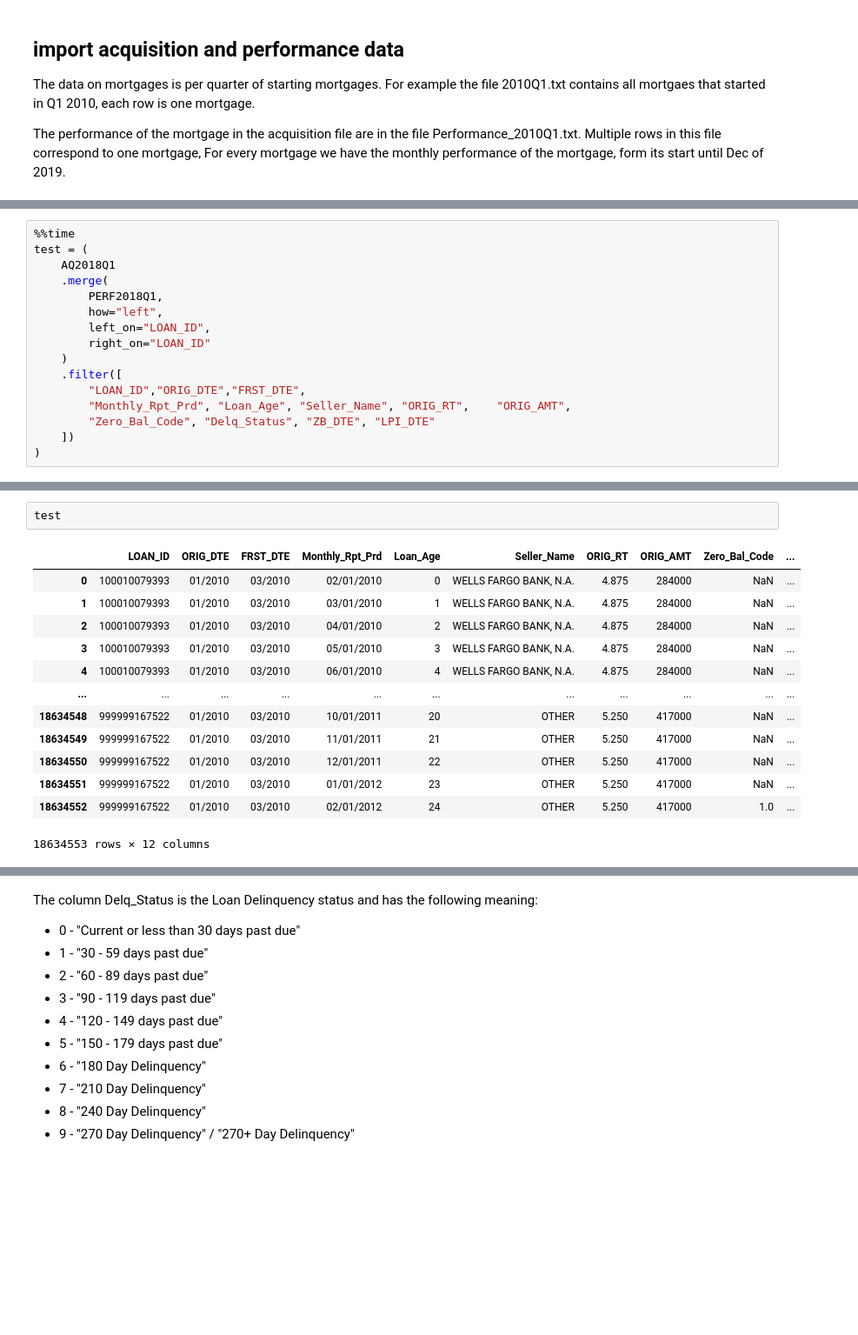
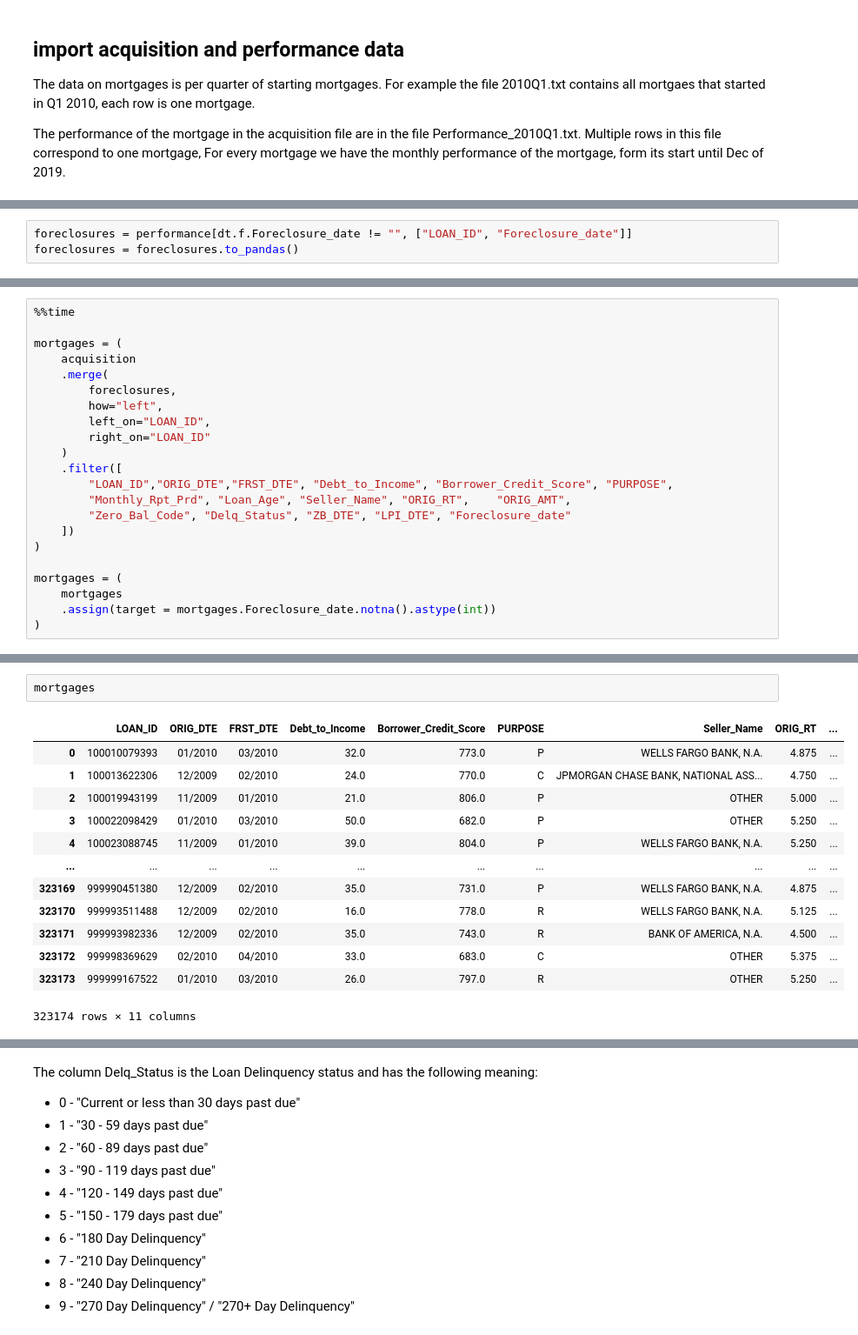
Before and after one commit to longhowlam/fanniemae_family_loans, a Jupyter notebook: fanniemae_analysis.ipynb, the cells around one changed output, grey strips where cells are left out. Shown at 87% size. Drawn from its saved outputs; the diff is of its cells as text; blank space fills up the shorter version.

Commit message:
target

```diff
--- a/fanniemae_analysis.ipynb
+++ b/fanniemae_analysis.ipynb
@@ -92,0 +95,3 @@ This will be the easiest in terms of data prep. Look only at mortgages starting
+# %%
+foreclosures = performance[dt.f.Foreclosure_date != "", ["LOAN_ID", "Foreclosure_date"]]
+foreclosures = foreclosures.to_pandas()
@@ -93,17 +114,23 @@ This will be the easiest in terms of data prep. Look only at mortgages starting
 # %%
 %%time
-test = (
-    AQ2018Q1
+
+mortgages = (
+    acquisition
     .merge(
-        PERF2018Q1,
+        foreclosures,
         how="left",
         left_on="LOAN_ID",
         right_on="LOAN_ID"
     )
     .filter([
-        "LOAN_ID","ORIG_DTE","FRST_DTE",
+        "LOAN_ID","ORIG_DTE","FRST_DTE", "Debt_to_Income", "Borrower_Credit_Score", "PURPOSE",
         "Monthly_Rpt_Prd", "Loan_Age", "Seller_Name", "ORIG_RT",	"ORIG_AMT",
-        "Zero_Bal_Code", "Delq_Status", "ZB_DTE", "LPI_DTE"
+        "Zero_Bal_Code", "Delq_Status", "ZB_DTE", "LPI_DTE", "Foreclosure_date"
     ])
 )
+
+mortgages = (
+    mortgages
+    .assign(target = mortgages.Foreclosure_date.notna().astype(int))
+)
 # %% [output]
@@ -112,16 +139,16 @@ Wall time: 2min 13s
-# %%
-test
-# %% [output]
-|  | LOAN_ID | ORIG_DTE | FRST_DTE | Monthly_Rpt_Prd | Loan_Age | Seller_Name | ORIG_RT | ORIG_AMT | Zero_Bal_Code | ... |
-| 0 | 100010079393 | 01/2010 | 03/2010 | 02/01/2010 | 0 | WELLS FARGO BANK, N.A. | 4.875 | 284000 | NaN | ... |
-| 1 | 100010079393 | 01/2010 | 03/2010 | 03/01/2010 | 1 | WELLS FARGO BANK, N.A. | 4.875 | 284000 | NaN | ... |
-| 2 | 100010079393 | 01/2010 | 03/2010 | 04/01/2010 | 2 | WELLS FARGO BANK, N.A. | 4.875 | 284000 | NaN | ... |
-| 3 | 100010079393 | 01/2010 | 03/2010 | 05/01/2010 | 3 | WELLS FARGO BANK, N.A. | 4.875 | 284000 | NaN | ... |
-| 4 | 100010079393 | 01/2010 | 03/2010 | 06/01/2010 | 4 | WELLS FARGO BANK, N.A. | 4.875 | 284000 | NaN | ... |
-| ... | ... | ... | ... | ... | ... | ... | ... | ... | ... | ... |
-| 18634548 | 999999167522 | 01/2010 | 03/2010 | 10/01/2011 | 20 | OTHER | 5.250 | 417000 | NaN | ... |
-| 18634549 | 999999167522 | 01/2010 | 03/2010 | 11/01/2011 | 21 | OTHER | 5.250 | 417000 | NaN | ... |
-| 18634550 | 999999167522 | 01/2010 | 03/2010 | 12/01/2011 | 22 | OTHER | 5.250 | 417000 | NaN | ... |
-| 18634551 | 999999167522 | 01/2010 | 03/2010 | 01/01/2012 | 23 | OTHER | 5.250 | 417000 | NaN | ... |
-| 18634552 | 999999167522 | 01/2010 | 03/2010 | 02/01/2012 | 24 | OTHER | 5.250 | 417000 | 1.0 | ... |
-18634553 rows × 12 columns
+# %%
+mortgages
+# %% [output]
+|  | LOAN_ID | ORIG_DTE | FRST_DTE | Debt_to_Income | Borrower_Credit_Score | PURPOSE | Seller_Name | ORIG_RT | ... |
+| 0 | 100010079393 | 01/2010 | 03/2010 | 32.0 | 773.0 | P | WELLS FARGO BANK, N.A. | 4.875 | ... |
+| 1 | 100013622306 | 12/2009 | 02/2010 | 24.0 | 770.0 | C | JPMORGAN CHASE BANK, NATIONAL ASS... | 4.750 | ... |
+| 2 | 100019943199 | 11/2009 | 01/2010 | 21.0 | 806.0 | P | OTHER | 5.000 | ... |
+| 3 | 100022098429 | 01/2010 | 03/2010 | 50.0 | 682.0 | P | OTHER | 5.250 | ... |
+| 4 | 100023088745 | 11/2009 | 01/2010 | 39.0 | 804.0 | P | WELLS FARGO BANK, N.A. | 5.250 | ... |
+| ... | ... | ... | ... | ... | ... | ... | ... | ... | ... |
+| 323169 | 999990451380 | 12/2009 | 02/2010 | 35.0 | 731.0 | P | WELLS FARGO BANK, N.A. | 4.875 | ... |
+| 323170 | 999993511488 | 12/2009 | 02/2010 | 16.0 | 778.0 | R | WELLS FARGO BANK, N.A. | 5.125 | ... |
+| 323171 | 999993982336 | 12/2009 | 02/2010 | 35.0 | 743.0 | R | BANK OF AMERICA, N.A. | 4.500 | ... |
+| 323172 | 999998369629 | 02/2010 | 04/2010 | 33.0 | 683.0 | C | OTHER | 5.375 | ... |
+| 323173 | 999999167522 | 01/2010 | 03/2010 | 26.0 | 797.0 | R | OTHER | 5.250 | ... |
+323174 rows × 11 columns
```
Also changed, not shown: parts of 11 cells of this notebook.
